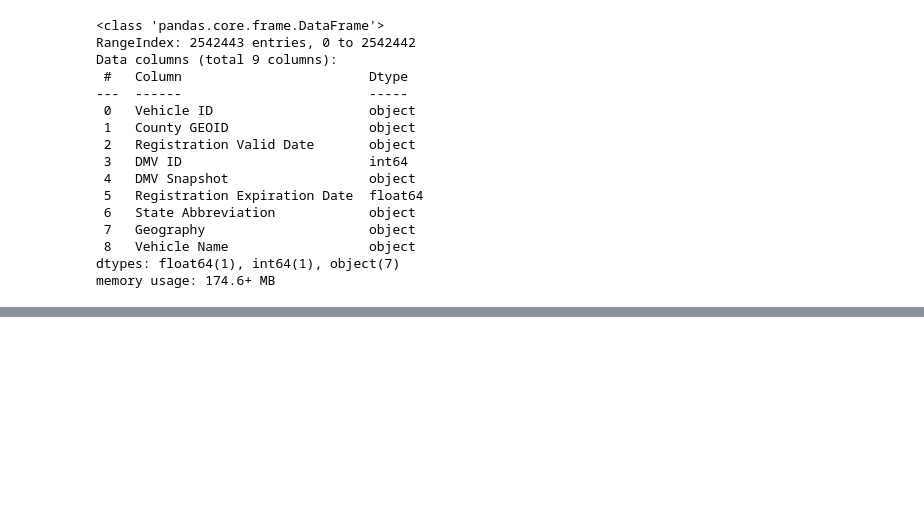
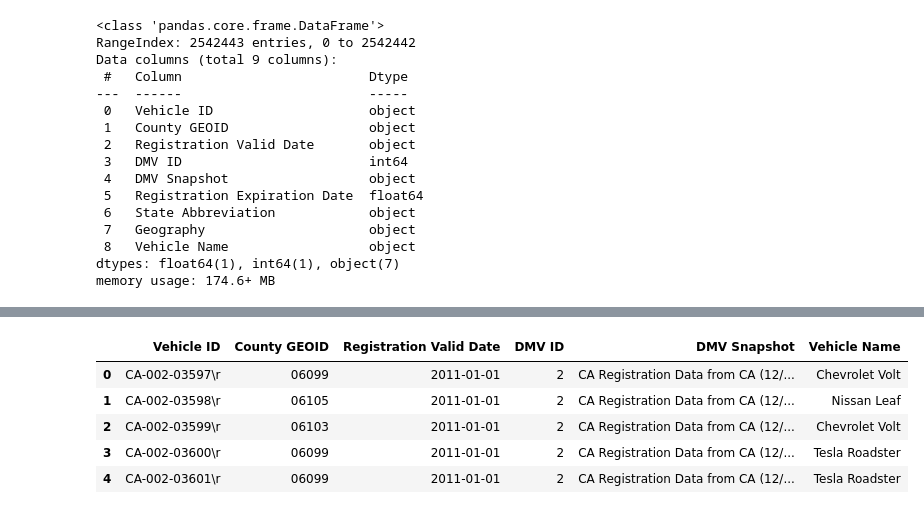
Before and after one commit to akashjn/DataScience, a Jupyter notebook: 0_Webscraping.ipynb, the cells around one changed output, grey strips where cells are left out. Cells and saved outputs as stored; diff of their text form; code cells hidden in the pictures; blank space fills up the shorter version.

```diff
--- a/0_Webscraping.ipynb
+++ b/0_Webscraping.ipynb
@@ -55,0 +102,9 @@ dt.head()
+# %%
+dt.head()
+# %% [output]
+|  | Vehicle ID | County GEOID | Registration Valid Date | DMV ID | DMV Snapshot | Vehicle Name |
+| 0 | CA-002-03597\r | 06099 | 2011-01-01 | 2 | CA Registration Data from CA (12/... | Chevrolet Volt |
+| 1 | CA-002-03598\r | 06105 | 2011-01-01 | 2 | CA Registration Data from CA (12/... | Nissan Leaf |
+| 2 | CA-002-03599\r | 06103 | 2011-01-01 | 2 | CA Registration Data from CA (12/... | Chevrolet Volt |
+| 3 | CA-002-03600\r | 06099 | 2011-01-01 | 2 | CA Registration Data from CA (12/... | Tesla Roadster |
+| 4 | CA-002-03601\r | 06099 | 2011-01-01 | 2 | CA Registration Data from CA (12/... | Tesla Roadster |
```
Also changed, not shown: parts of 18 cells of this notebook.
